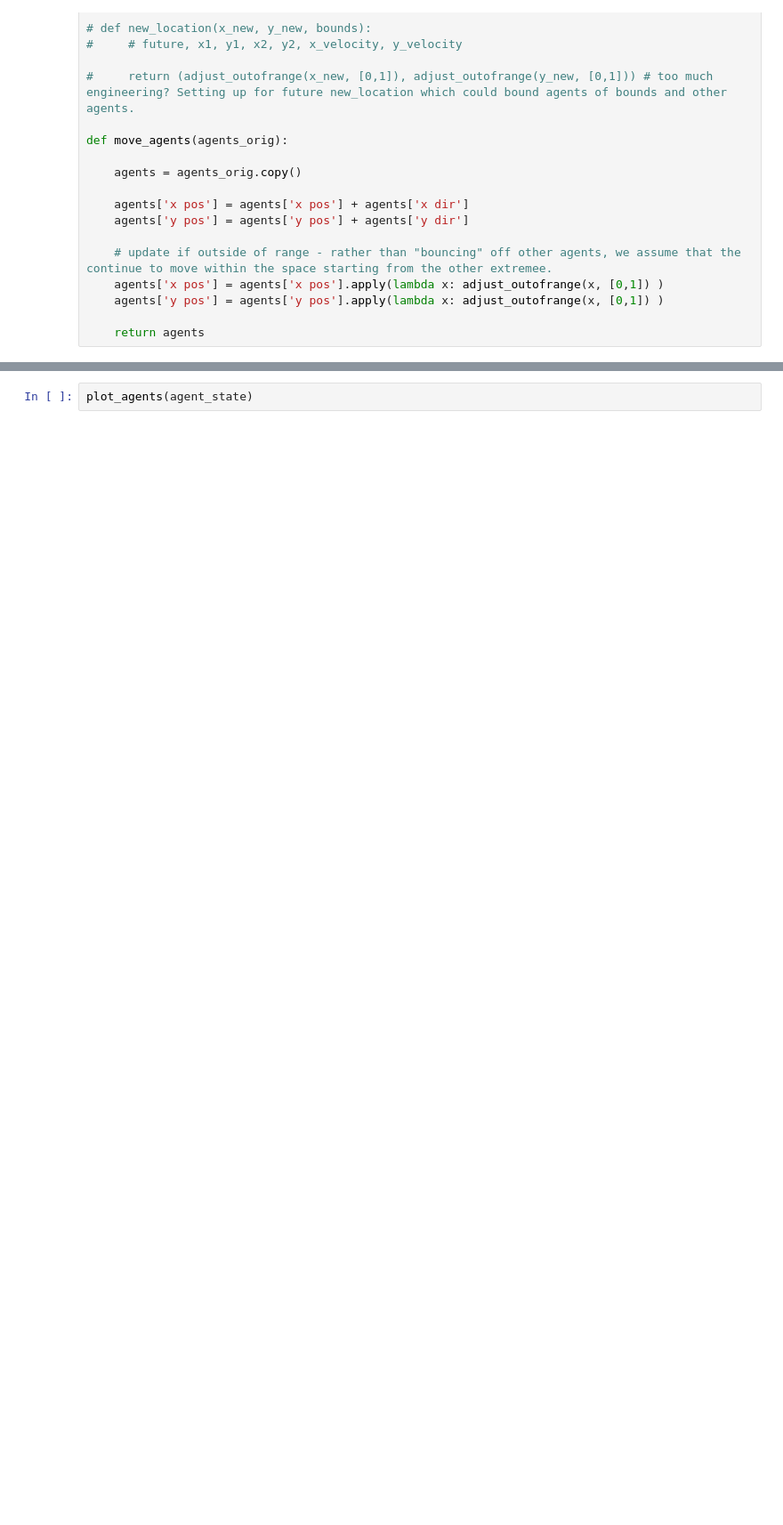
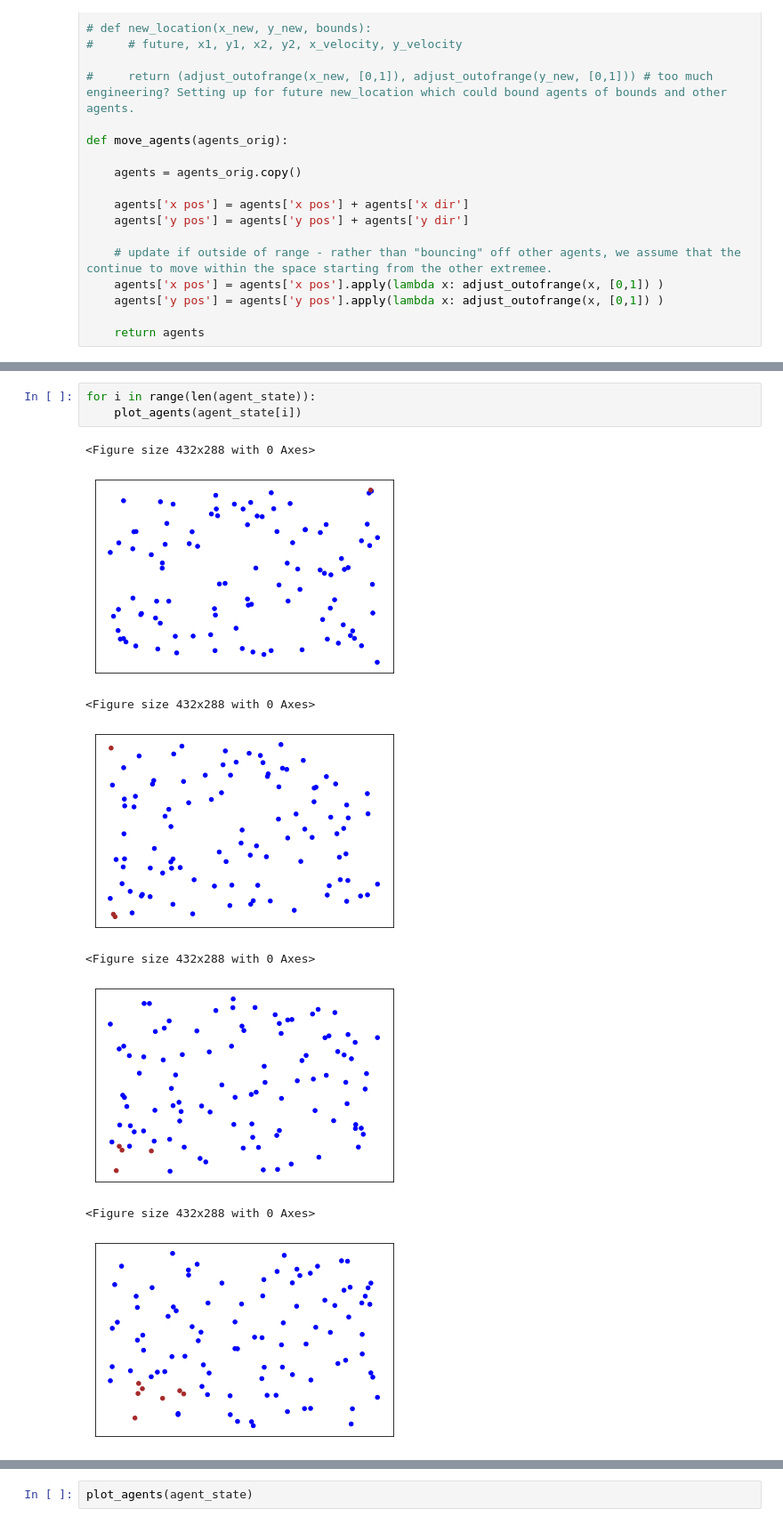
Before and after one commit to jasonstewartnz/spread-simulator, a Jupyter notebook: simulator.ipynb, the cells around one changed output, grey strips where cells are left out. Shown at 89% size. Drawn from its saved outputs; the diff is of its cells as text; blank space fills up the shorter version.

```diff
--- a/simulator.ipynb
+++ b/simulator.ipynb
@@ -199,0 +362,12 @@ for period in range(len(agent_state):
+# %%
+for i in range(len(agent_state)):
+    plot_agents(agent_state[i])
+# %% [output]
+<Figure size 432x288 with 0 Axes>
+[figure, added]
+<Figure size 432x288 with 0 Axes>
+[figure, added]
+<Figure size 432x288 with 0 Axes>
+[figure, added]
+<Figure size 432x288 with 0 Axes>
+[figure, added]
```
Also changed, not shown: parts of 20 cells of this notebook, 1 other file.
